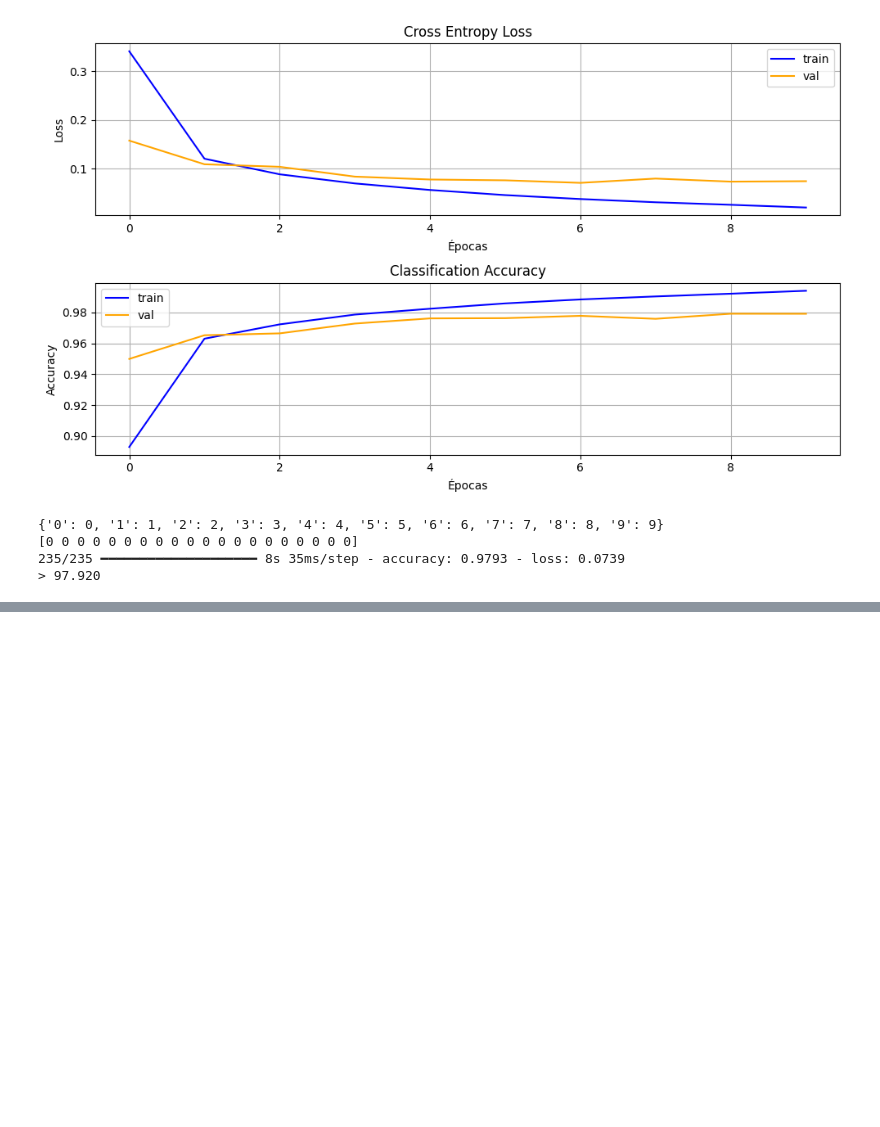
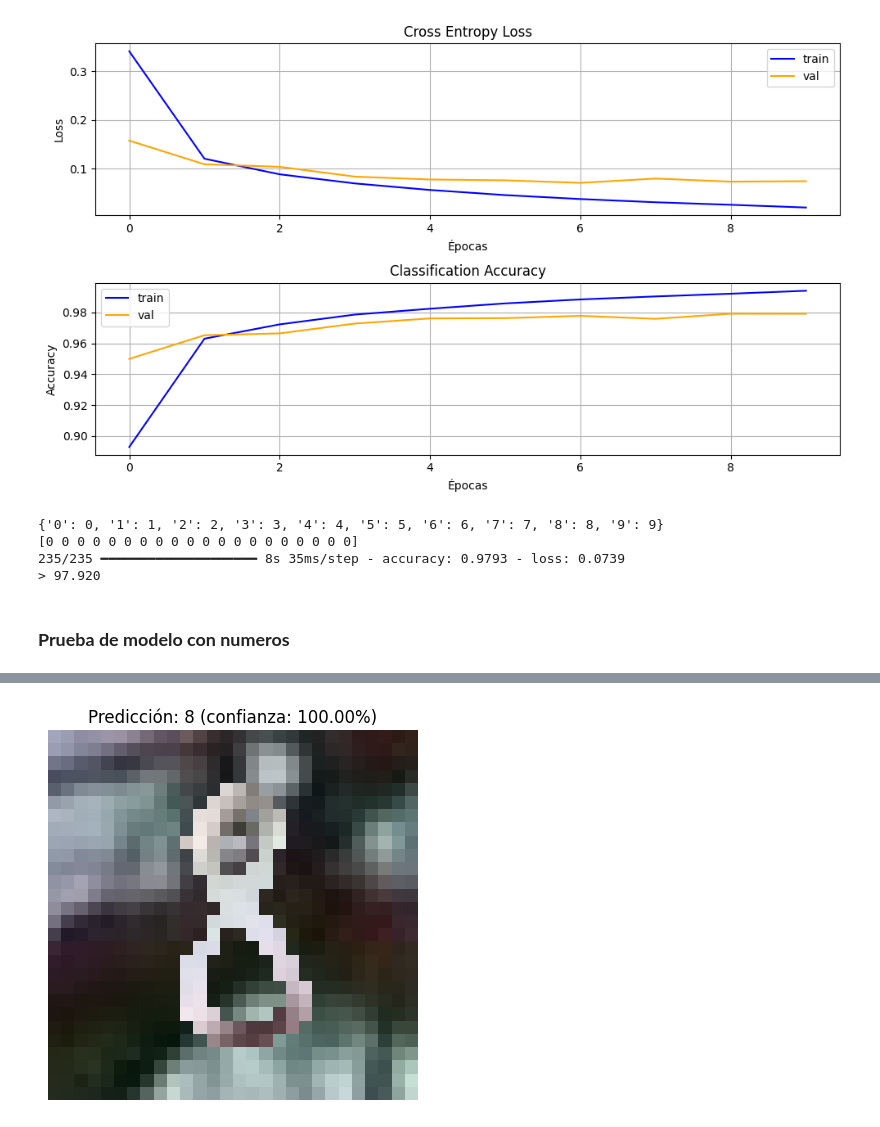
Before and after one commit to JPS4321/lab3_datascience, a Jupyter notebook: Lab3.ipynb, the cells around one changed output, grey strips where cells are left out. Drawn from its saved outputs; the diff is of its cells as text; code cells hidden in the pictures; blank space fills up the shorter version.

Commit message:
Feat: Testing done with images

```diff
--- a/Lab3.ipynb
+++ b/Lab3.ipynb
@@ -399,3 +399,48 @@ print("> %.3f" % (acc * 100.0))
 [0 0 0 0 0 0 0 0 0 0 0 0 0 0 0 0 0 0 0 0]
 235/235 ━━━━━━━━━━━━━━━━━━━━ 8s 35ms/step - accuracy: 0.9793 - loss: 0.0739
 > 97.920
+# %% [markdown]
+### **Prueba de modelo con numeros**
+# %%
+import cv2
+import numpy as np
+import matplotlib.pyplot as plt
+from keras.models import load_model
+
+def predecir_imagen_ruta(ruta_imagen, modelo):
+
+    img = cv2.imread(ruta_imagen, cv2.IMREAD_GRAYSCALE)
+
+
+    img = cv2.bitwise_not(img)
+
+
+    img = cv2.resize(img, (28, 28), interpolation=cv2.INTER_AREA)
+
+
+    img = img.astype('float32') / 255.0
+
+
+    img = cv2.cvtColor(img, cv2.COLOR_GRAY2RGB)
+
+
+    img = np.expand_dims(img, axis=0)
+
+
+    pred = modelo.predict(img)
+    clase = np.argmax(pred)
+    confianza = np.max(pred) * 100
+
+
+    plt.imshow(cv2.cvtColor(cv2.imread(ruta_imagen), cv2.COLOR_BGR2RGB))
+    plt.title(f"Predicción: {clase} (confianza: {confianza:.2f}%)")
+    plt.axis('off')
+    plt.show()
+
+
+modelo = load_model("modelos/modeloCNN.keras")
+
+
+ruta = "MMNIST_reorganizado/test/8/m0_0.8.png"
+predecir_imagen_ruta(ruta, modelo)
+# %% [output]
@@ -401,0 +448 @@ print("> %.3f" % (acc * 100.0))
+[figure, added]
```
Also changed, not shown: parts of 2 cells of this notebook, 2 other files.
